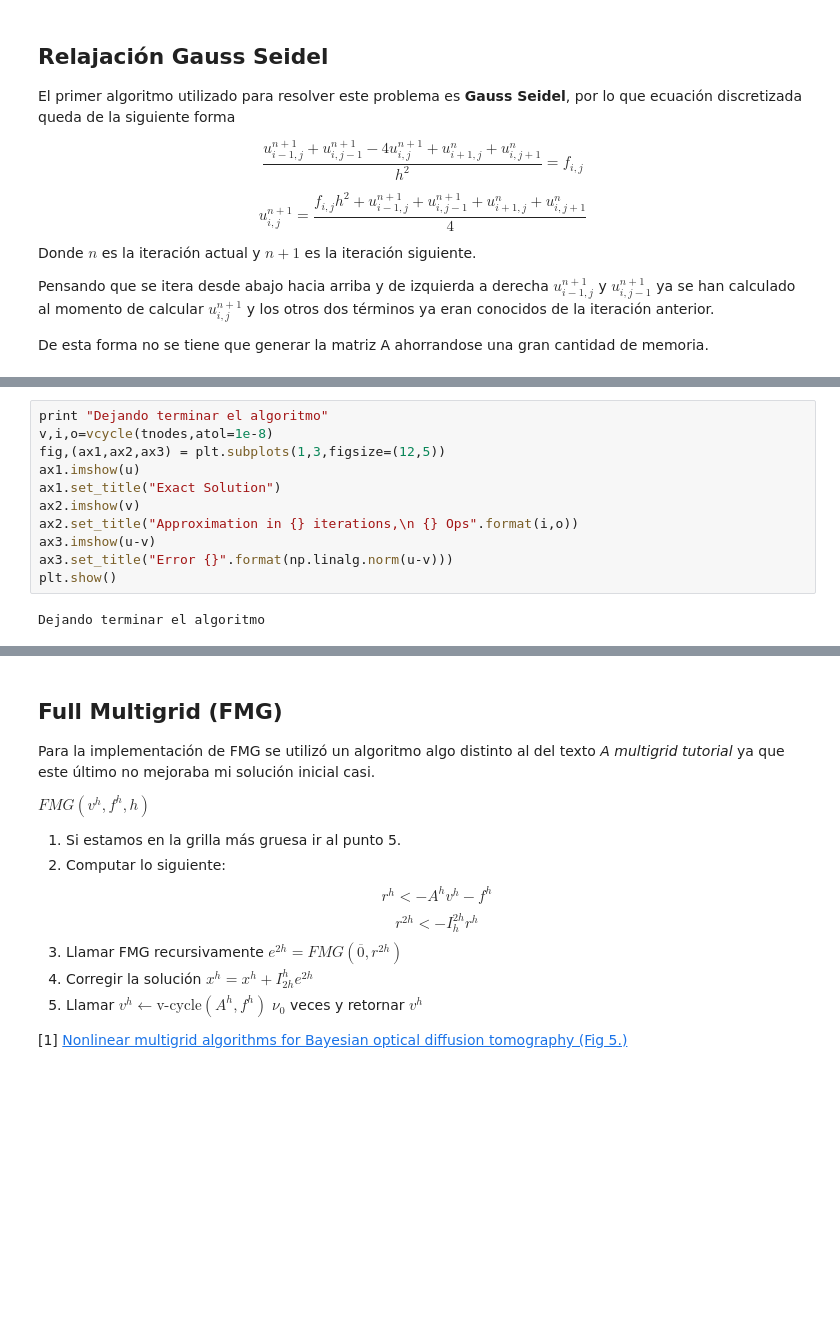
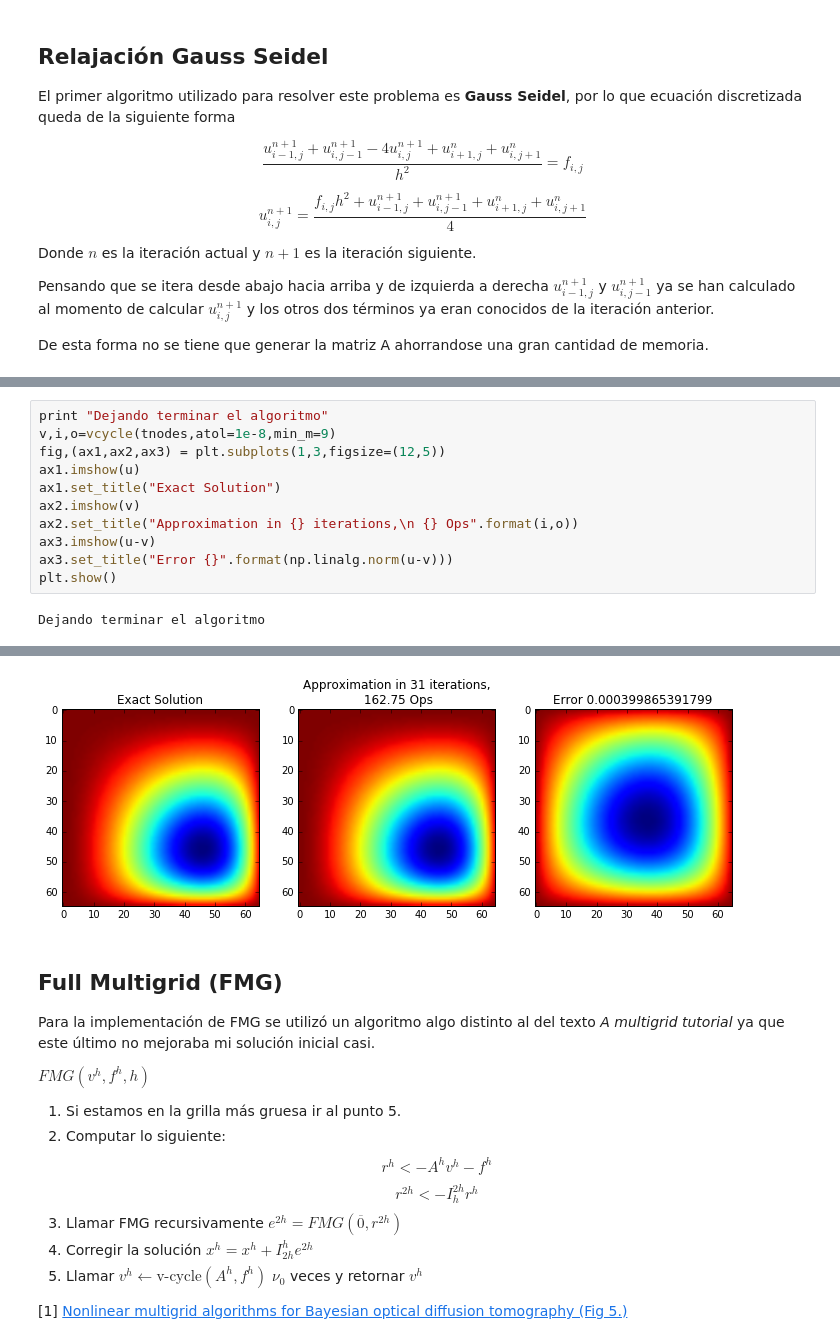
Before and after one commit to Nesus/FastAlgorithms, a Jupyter notebook: project1/Presentación.ipynb, the cells around one changed output, grey strips where cells are left out. Saved outputs shown, nothing was run; the diff lists cells and outputs as text; blank space fills up the shorter version.

```diff
--- a/project1/Presentación.ipynb
+++ b/project1/Presentación.ipynb
@@ -123,6 +110,6 @@ _= vcycle(tnodes,plot=True,demo=True)
 # %%
 print "Dejando terminar el algoritmo"
-v,i,o=vcycle(tnodes,atol=1e-8)
+v,i,o=vcycle(tnodes,atol=1e-8,min_m=9)
 fig,(ax1,ax2,ax3) = plt.subplots(1,3,figsize=(12,5))
 ax1.imshow(u)
 ax1.set_title("Exact Solution")
@@ -138,3 +123,4 @@ Dejando terminar el algoritmo
+[figure, added]
 # %% [markdown]
 ## Full Multigrid (FMG)
 Para la implementación de FMG se utilizó un algoritmo algo distinto al del texto *A multigrid tutorial* ya que este último no mejoraba mi solución inicial casi.
```
Also changed, not shown: parts of 13 cells of this notebook, 5 other files.
